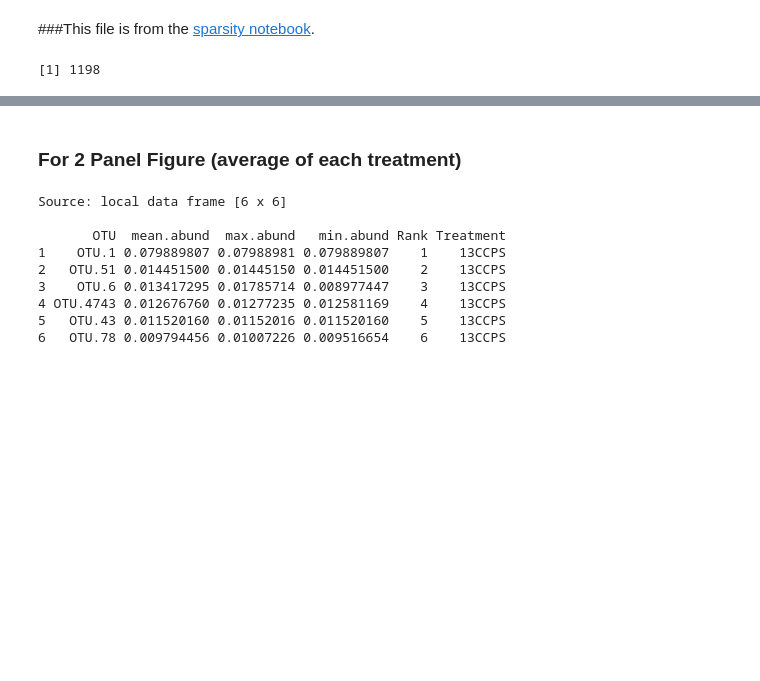
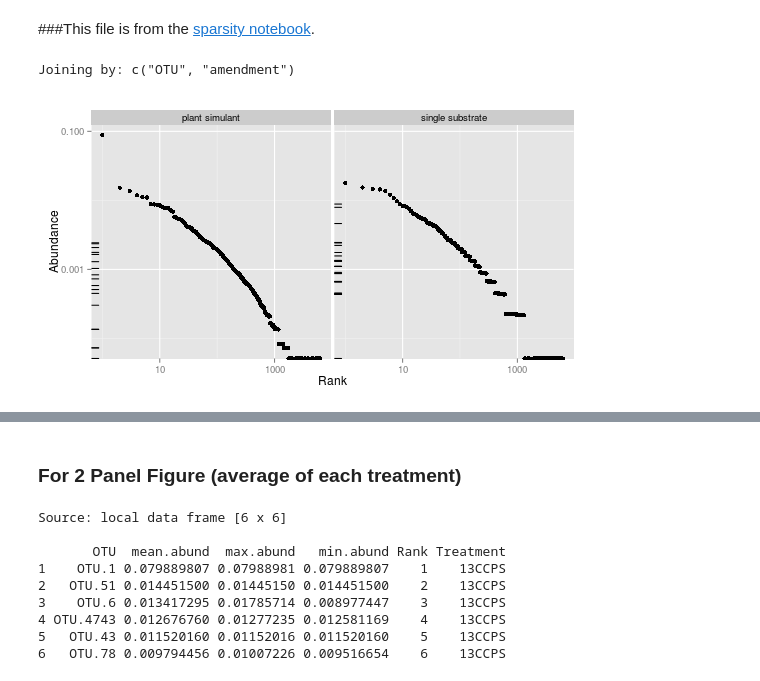
Before and after one commit to acampbellina/single_substrate, a Jupyter notebook: Rank_abundance.ipynb, the cells around one changed output, grey strips where cells are left out. Saved outputs shown, nothing was run; the diff lists cells and outputs as text; code cells hidden in the pictures; blank space fills up the shorter version.

```diff
--- a/Rank_abundance.ipynb
+++ b/Rank_abundance.ipynb
@@ -91,6 +156,29 @@ head(RA.df)
 df_all = read.table("data/l2fc_table.csv",
                     header = TRUE,
                     sep = ",")
-nrow(df_all)
-# %% [output]
-[1] 1198
+# %%
+%%R -h 300 -w 550
+FDR = 0.10
+
+d = df_all %>%
+    group_by(Treatment, OTU) %>%
+    summarize(min.P = min(padj)) %>%
+    mutate(amendment = ifelse(Treatment == "13CCSS", "single substrate", "plant simulant")) %>%
+    left_join(RA.df)
+
+p = ggplot(d, aes(x = Rank, y = Abundance))
+
+p = p + facet_wrap(~amendment)
+
+p = p + geom_point()
+
+p = p + geom_rug(data = d %>% filter(min.P <= FDR), sides = "l")
+
+p = p + scale_x_log10()
+
+p = p + scale_y_log10()
+
+p
+# %% [output]
+Joining by: c("OTU", "amendment")
+[figure, added]
```
Also changed, not shown: parts of 10 cells of this notebook.
